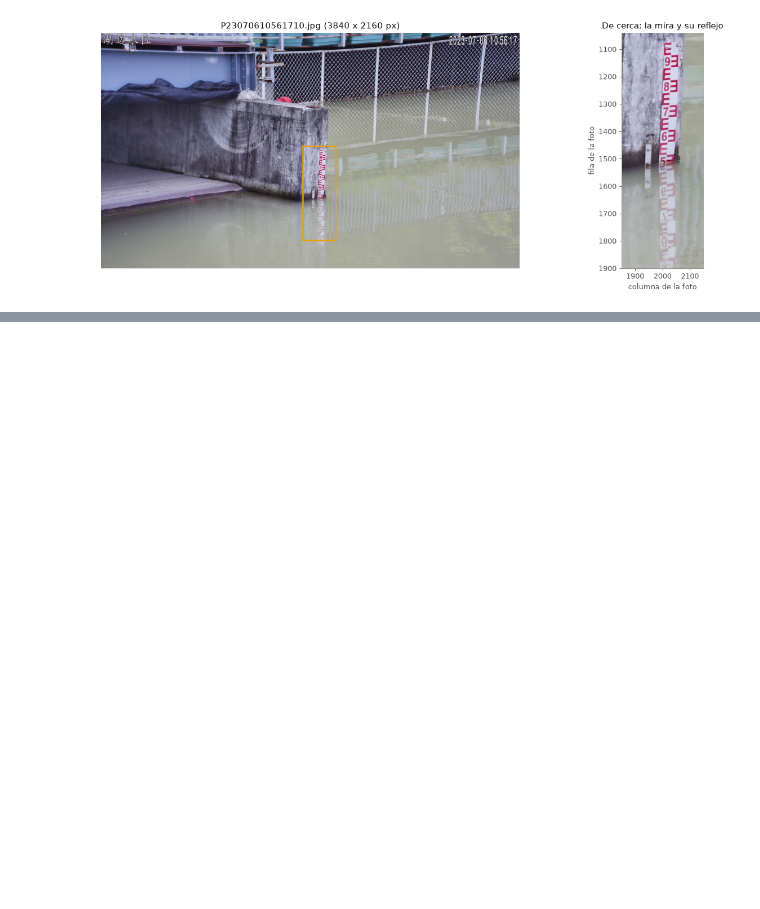
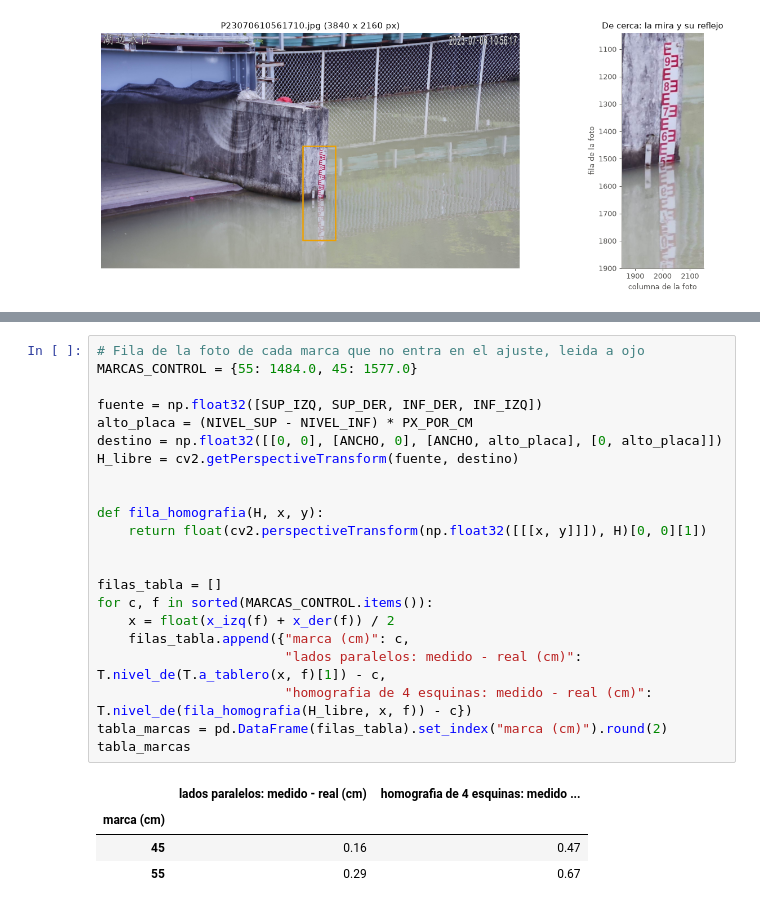
Before and after one commit to SCaballero427/medicion-de-nivel-en-canales-abiertos, a Jupyter notebook: 02_lago_china_primera_mejora/02_lago_china_primera_mejora.ipynb, the cells around one changed output, grey strips where cells are left out. Drawn from its saved outputs; the diff is of its cells as text; blank space fills up the shorter version.

```diff
--- a/02_lago_china_primera_mejora/02_lago_china_primera_mejora.ipynb
+++ b/02_lago_china_primera_mejora/02_lago_china_primera_mejora.ipynb
@@ -137,0 +233,27 @@ plt.tight_layout()
+# %%
+# Fila de la foto de cada marca que no entra en el ajuste, leida a ojo
+MARCAS_CONTROL = {55: 1484.0, 45: 1577.0}
+
+fuente = np.float32([SUP_IZQ, SUP_DER, INF_DER, INF_IZQ])
+alto_placa = (NIVEL_SUP - NIVEL_INF) * PX_POR_CM
+destino = np.float32([[0, 0], [ANCHO, 0], [ANCHO, alto_placa], [0, alto_placa]])
+H_libre = cv2.getPerspectiveTransform(fuente, destino)
+
+
+def fila_homografia(H, x, y):
+    return float(cv2.perspectiveTransform(np.float32([[[x, y]]]), H)[0, 0][1])
+
+
+filas_tabla = []
+for c, f in sorted(MARCAS_CONTROL.items()):
+    x = float(x_izq(f) + x_der(f)) / 2
+    filas_tabla.append({"marca (cm)": c,
+                        "lados paralelos: medido - real (cm)": T.nivel_de(T.a_tablero(x, f)[1]) - c,
+                        "homografia de 4 esquinas: medido - real (cm)": T.nivel_de(fila_homografia(H_libre, x, f)) - c})
+tabla_marcas = pd.DataFrame(filas_tabla).set_index("marca (cm)").round(2)
+tabla_marcas
+# %% [output]
+|  | lados paralelos: medido - real (cm) | homografia de 4 esquinas: medido ... |
+| marca (cm) |  |  |
+| 45 | 0.16 | 0.47 |
+| 55 | 0.29 | 0.67 |
```
Also changed, not shown: parts of 7 cells of this notebook.
